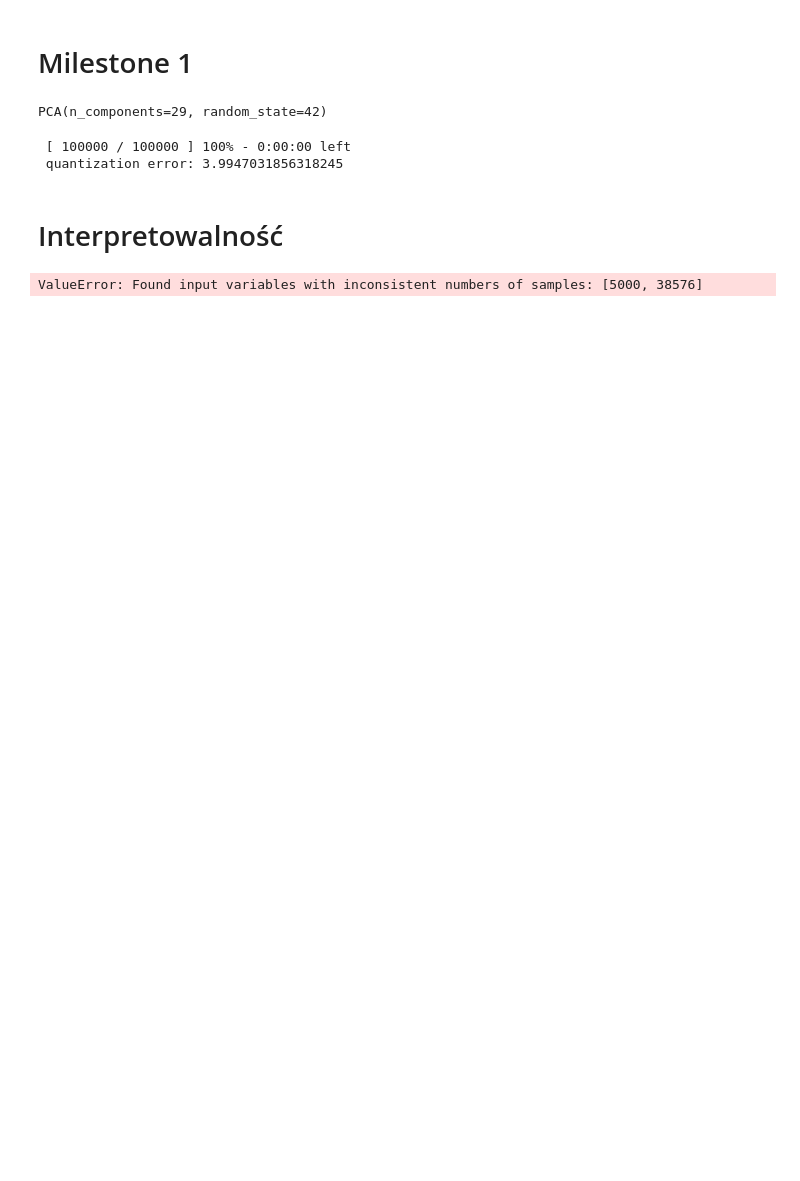
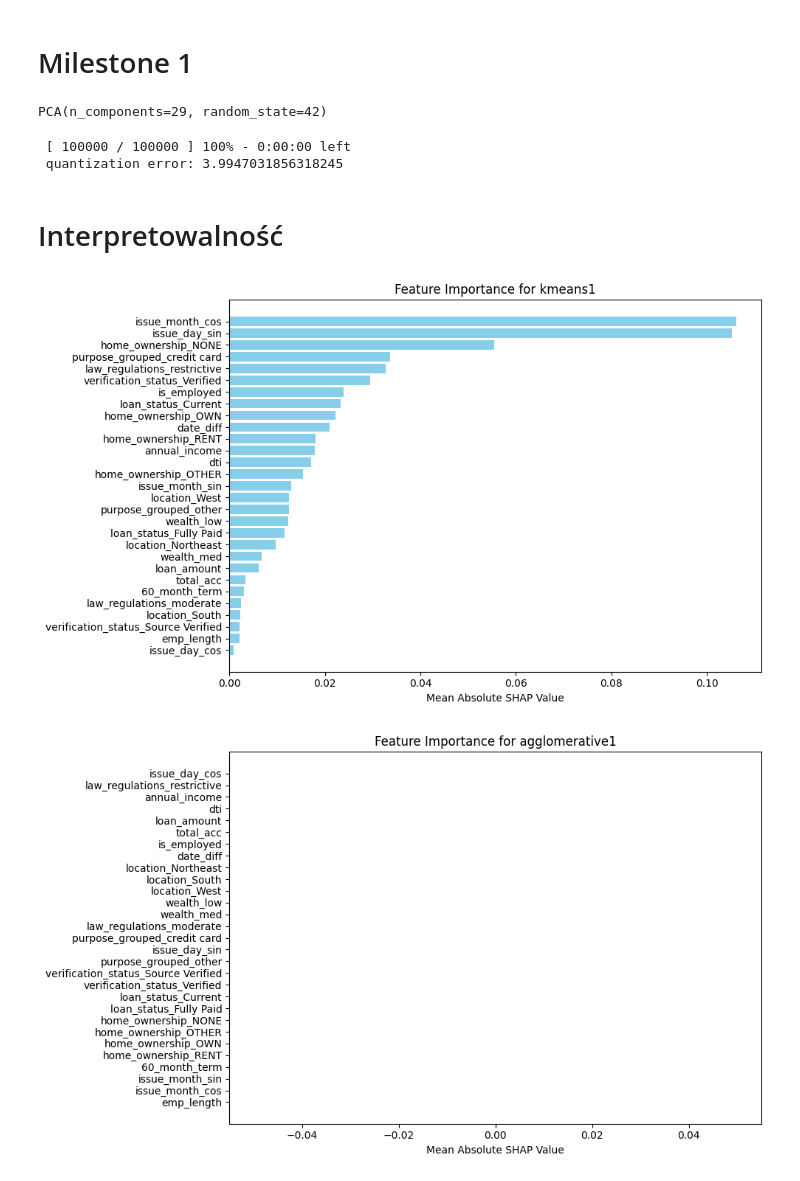
Before and after one commit to aprzezdziecka/Klasteryzacja_Lab_ML_Projekt2, a Jupyter notebook: pipeline.ipynb, the cells around one changed output. Drawn from its saved outputs; the diff is of its cells as text; code cells hidden in the pictures; blank space fills up the shorter version.

Commit message:
added shap interpreter

```diff
--- a/pipeline.ipynb
+++ b/pipeline.ipynb
@@ -610,4 +602,33 @@ labels_dict['dbscan2'] = dbscan2.labels_
+# %%
+import matplotlib.pyplot as plt
+import numpy as np
+
+def plot_feature_importance(results):
+    for model_name, data in results.items():
+        features = data['features']
+        importance = np.array(data['feature_importance']).flatten()
+
+        # Ensure lengths match
+        min_len = min(len(features), len(importance))
+        features = features[:min_len]
+        importance = importance[:min_len]
+
+        # Sort features by importance (descending)
+        sorted_idx = importance.argsort()[::-1]
+        sorted_features = [features[i] for i in sorted_idx]
+        sorted_importance = importance[sorted_idx]
+
+        plt.figure(figsize=(10, 6))
+        plt.barh(sorted_features, sorted_importance, color='skyblue')
+        plt.xlabel('Mean Absolute SHAP Value')
+        plt.title(f'Feature Importance for {model_name}')
+        plt.gca().invert_yaxis()  # Highest importance on top
+        plt.tight_layout()
+        plt.show()
 # %%
-interpret_clustering_with_labels(X_sample, labels_dict, random_state=42)
+results1 = cpu_cluster_interpret(X, labels_dict, n_samples=2000, random_state=42)
-# %% [output]
-ValueError: Found input variables with inconsistent numbers of samples: [5000, 38576]
+# %%
+plot_feature_importance(results1)
+# %% [output]
+[figure, added]
+[figure, added]
```
Also changed, not shown: parts of 4 cells of this notebook.
